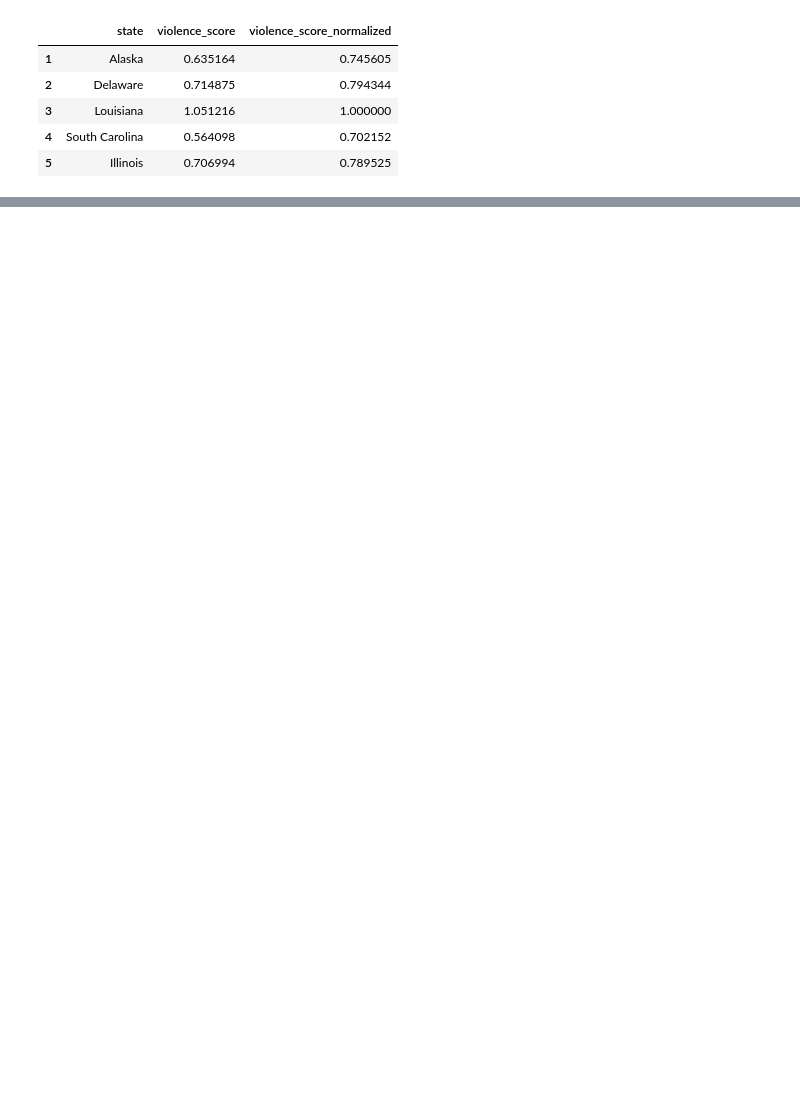
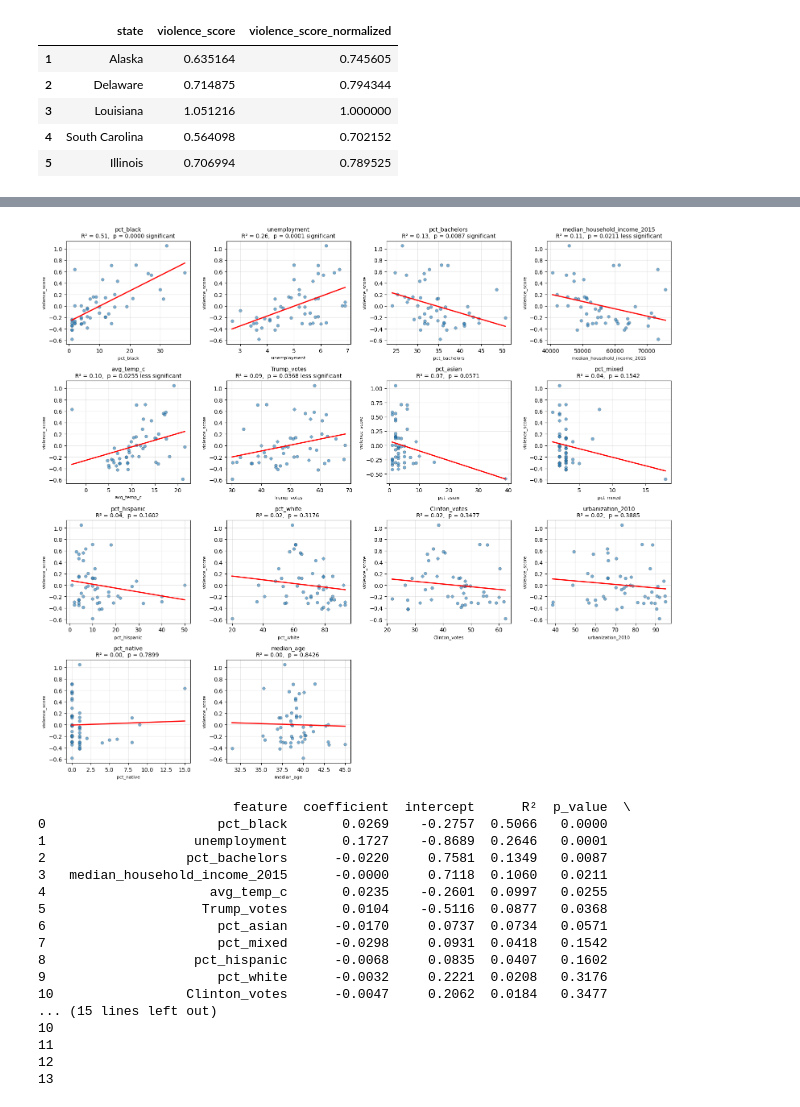
Before and after one commit to Neukz/gun-violence-analysis, a Jupyter notebook: notebooks/state_analysis.ipynb, the cells around one changed output, grey strips where cells are left out. Drawn from its saved outputs; the diff is of its cells as text; code cells hidden in the pictures; blank space fills up the shorter version.

```diff
--- a/notebooks/state_analysis.ipynb
+++ b/notebooks/state_analysis.ipynb
@@ -411,17 +370,17 @@ features = [
     "median_household_income_2015",
     "avg_temp_c",
     "urbanization_2010",
-    # "Clinton_votes",
+    "Clinton_votes",
     "Trump_votes",
     "median_age",
-    # "pct_white",
+    "pct_white",
     "pct_black",
     "pct_hispanic",
-    # "pct_asian",
+    "pct_asian",
     "pct_native",
     "pct_mixed",
     "unemployment",
-    # "pct_bachelors",
+    "pct_bachelors",
 ]
 
 
@@ -458,7 +416,7 @@ that is why we dropped
 # %%
-df_reg.drop(
-    columns=["Clinton_votes", "pct_white", "pct_asian", "pct_bachelors"], inplace=True
-)
+#df_reg.drop(
+ #   columns=["Clinton_votes", "pct_white", "pct_asian", "pct_bachelors"], inplace=True
+#)
 # %% [markdown]
 we also have 3 attributes which all have meaning
 - deaths
@@ -586,0 +616,40 @@ median_age                        -0.0092
+# %%
+features2 = [
+    "median_household_income_2015",
+    "avg_temp_c",
+    "urbanization_2010",
+    "Clinton_votes",
+    "Trump_votes",
+    "median_age",
+    "pct_white",
+    "pct_black",
+    "pct_hispanic",
+    "pct_asian",
+    "pct_native",
+    "pct_mixed",
+    "unemployment",
+    "pct_bachelors",
+]
+
+
+results = univariate_regressions(df_reg, features2, "violence_score", scale=False)
+print(results)
+# %% [output]
+[figure, added]
+                         feature  coefficient  intercept      R²  p_value  \
+0                      pct_black       0.0269    -0.2757  0.5066   0.0000
+1                   unemployment       0.1727    -0.8689  0.2646   0.0001
+2                  pct_bachelors      -0.0220     0.7581  0.1349   0.0087
+3   median_household_income_2015      -0.0000     0.7118  0.1060   0.0211
+4                     avg_temp_c       0.0235    -0.2601  0.0997   0.0255
+5                    Trump_votes       0.0104    -0.5116  0.0877   0.0368
+6                      pct_asian      -0.0170     0.0737  0.0734   0.0571
+7                      pct_mixed      -0.0298     0.0931  0.0418   0.1542
+8                   pct_hispanic      -0.0068     0.0835  0.0407   0.1602
+9                      pct_white      -0.0032     0.2221  0.0208   0.3176
+10                 Clinton_votes      -0.0047     0.2062  0.0184   0.3477
+... (15 lines left out)
+10
+11
+12
+13
```
Also changed, not shown: parts of 11 cells of this notebook.
